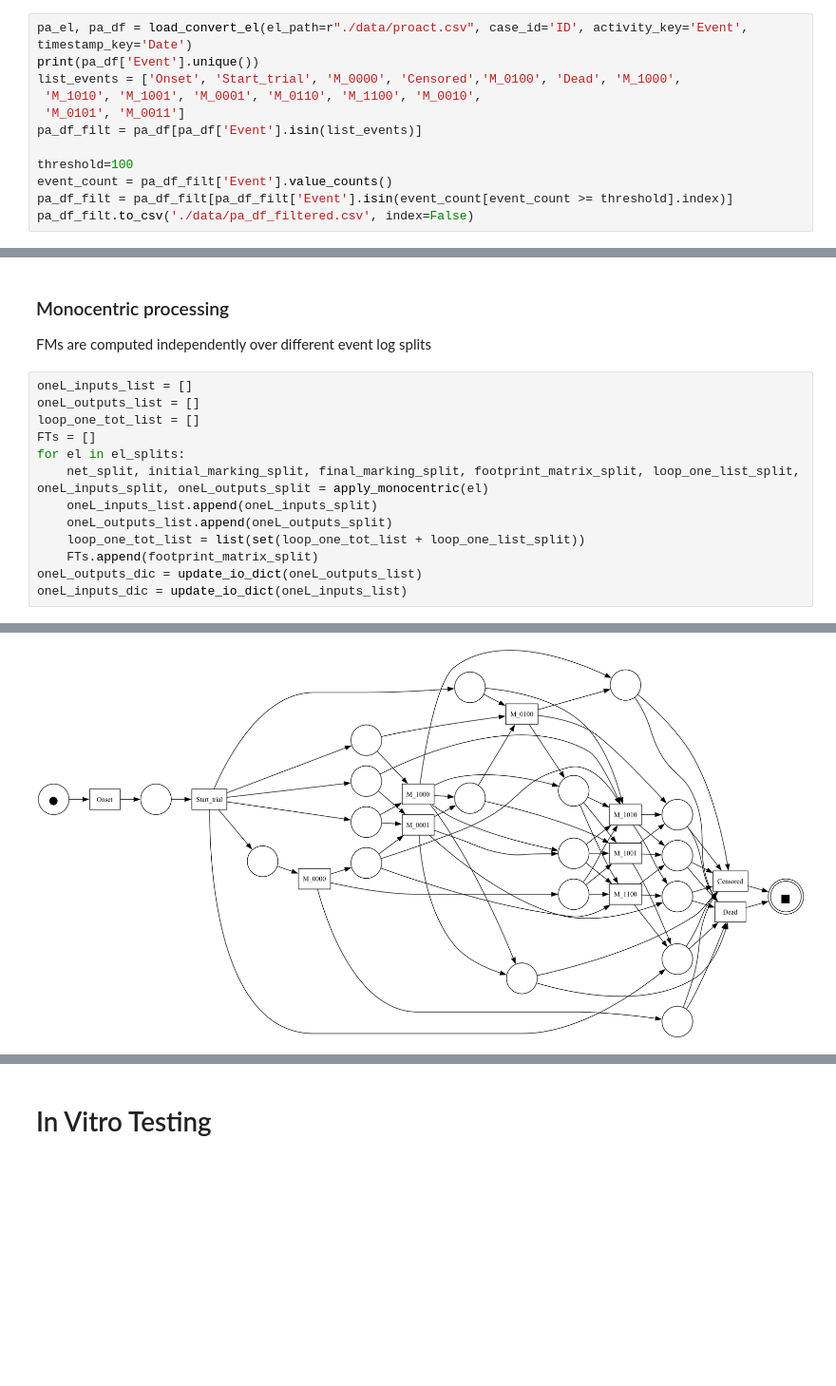
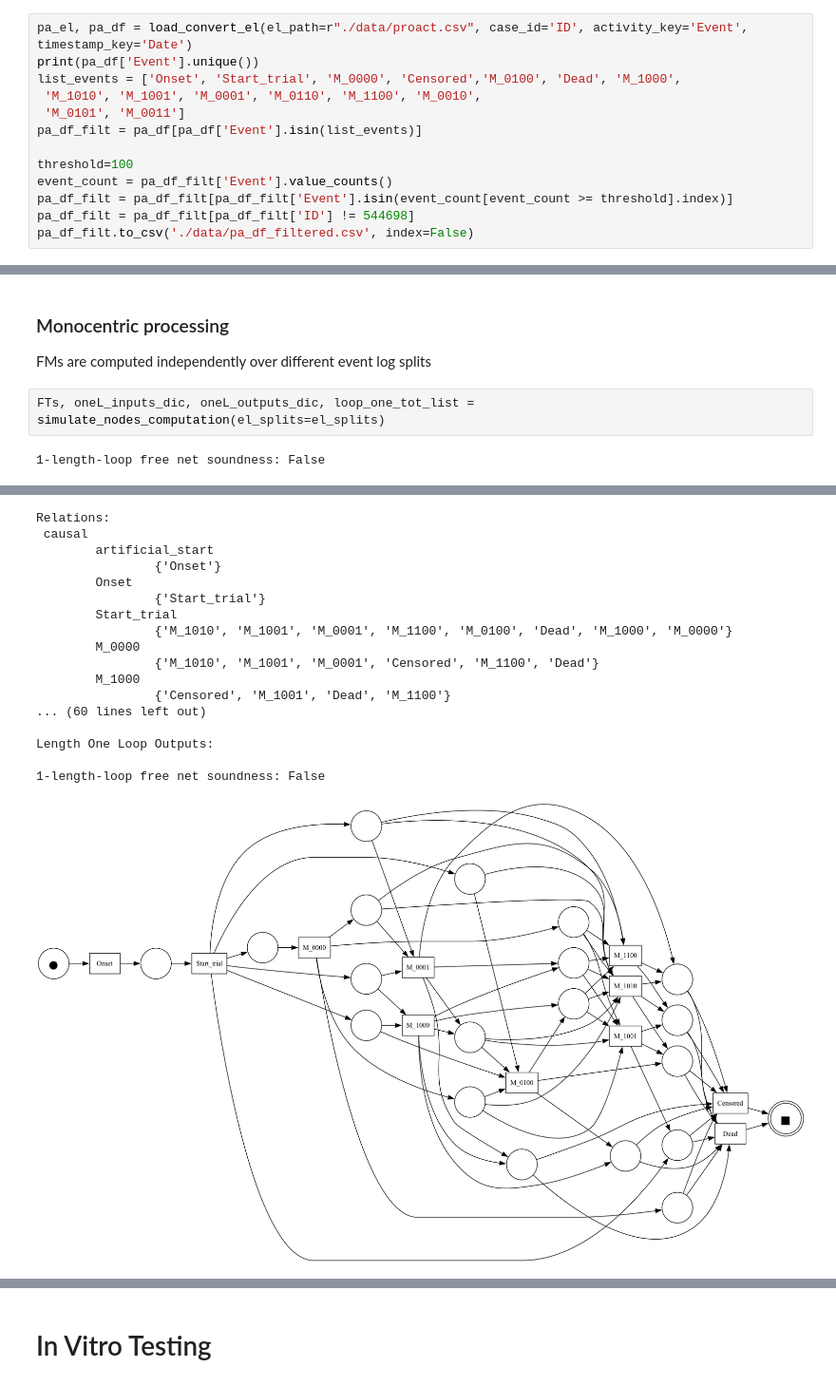
Before and after one commit to leonucciarelli/pm4py_fed_alphap, a Jupyter notebook: FedAlphaNotebook.ipynb, the cells around one changed output, grey strips where cells are left out. Shown at 95% size. Saved outputs shown, nothing was run; the diff lists cells and outputs as text; blank space fills up the shorter version.

Commit message:
update in vitro testing with sound check

```diff
--- a/FedAlphaNotebook.ipynb
+++ b/FedAlphaNotebook.ipynb
@@ -18,6 +20,7 @@ pa_df_filt = pa_df[pa_df['Event'].isin(list_events)]
 threshold=100
 event_count = pa_df_filt['Event'].value_counts()
 pa_df_filt = pa_df_filt[pa_df_filt['Event'].isin(event_count[event_count >= threshold].index)]
+pa_df_filt = pa_df_filt[pa_df_filt['ID'] != 544698]
 pa_df_filt.to_csv('./data/pa_df_filtered.csv', index=False)
 # %% [output]
 ['Onset' 'Start_trial' 'M_0000' 'Censored' 'M_0100' 'Dead' 'M_1000'
@@ -79,16 +88,6 @@ Length One Loop Outputs:
 ### Monocentric processing
 FMs are computed independently over different event log splits
 # %%
-oneL_inputs_list = []
-oneL_outputs_list = []
-loop_one_tot_list = []
-FTs = []
-for el in el_splits:
-	net_split, initial_marking_split, final_marking_split, footprint_matrix_split, loop_one_list_split, oneL_inputs_split, oneL_outputs_split = apply_monocentric(el)
-	oneL_inputs_list.append(oneL_inputs_split)
-	oneL_outputs_list.append(oneL_outputs_split)
-	loop_one_tot_list = list(set(loop_one_tot_list + loop_one_list_split))
-	FTs.append(footprint_matrix_split)
-oneL_outputs_dic = update_io_dict(oneL_outputs_list)
-oneL_inputs_dic = update_io_dict(oneL_inputs_list)
+FTs, oneL_inputs_dic, oneL_outputs_dic, loop_one_tot_list = simulate_nodes_computation(el_splits=el_splits)
 # %% [output]
+1-length-loop free net soundness: False
@@ -113 +95,18 @@ Length One Loop Outputs:
+Relations:
+ causal
+        artificial_start
+                {'Onset'}
+        Onset
+                {'Start_trial'}
+        Start_trial
+                {'M_1010', 'M_1001', 'M_0001', 'M_1100', 'M_0100', 'Dead', 'M_1000', 'M_0000'}
+        M_0000
+                {'M_1010', 'M_1001', 'M_0001', 'Censored', 'M_1100', 'Dead'}
+        M_1000
+                {'Censored', 'M_1001', 'Dead', 'M_1100'}
+... (60 lines left out)
+
+Length One Loop Outputs:
+
+1-length-loop free net soundness: False
-[figure, old version]
+[figure, new version]
```
Also changed, not shown: parts of 9 cells of this notebook, 2 other files.
